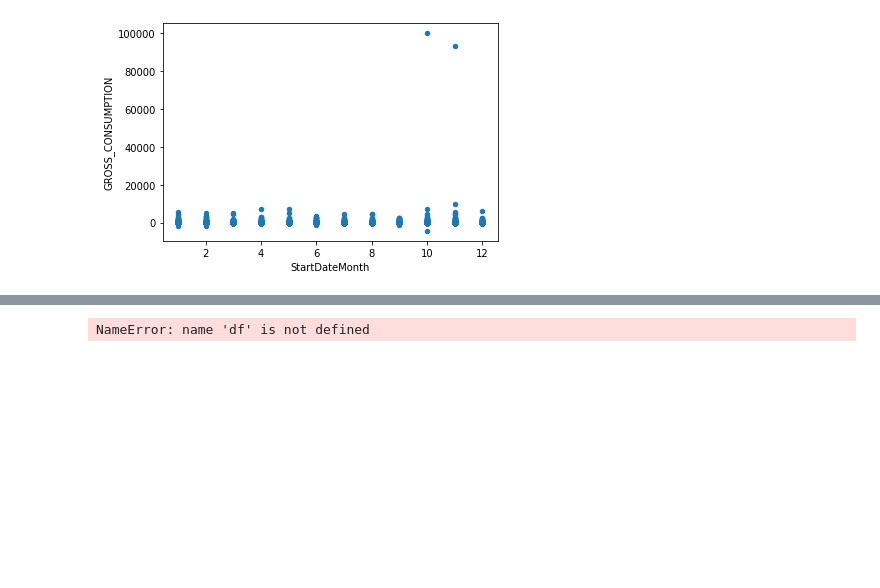
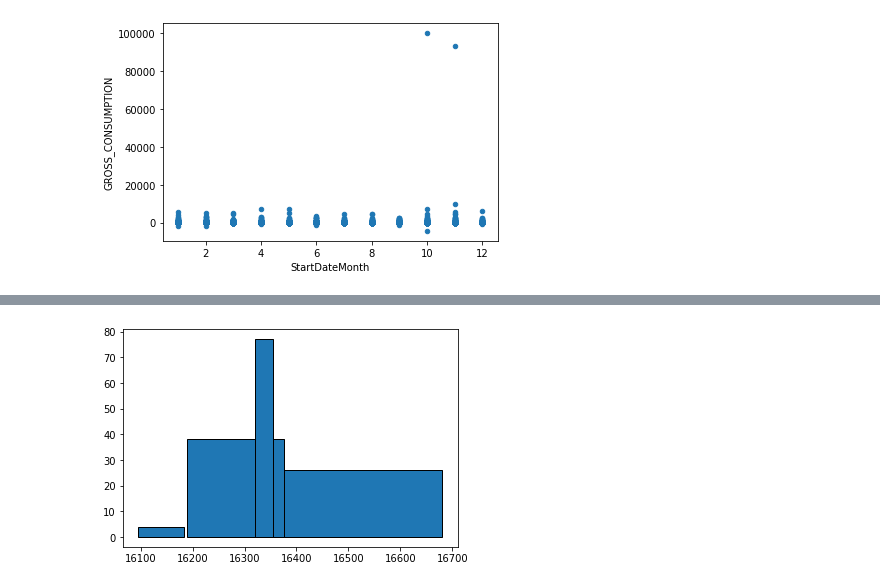
Before and after one commit to wiem-azzabi/Smart_Meter, a Jupyter notebook: synthetic-data.ipynb, the cells around one changed output, grey strips where cells are left out. Cells and saved outputs as stored; diff of their text form; code cells hidden in the pictures; blank space fills up the shorter version.

Commit message:
Kaggle Notebook | synthetic data | Version 5

```diff
--- a/synthetic-data.ipynb
+++ b/synthetic-data.ipynb
@@ -271,8 +280,13 @@ import datetime
 # datem = datetime.datetime.strptime(df["READING_START_DATE"], "%Y-%m-%d %H:%M")
 # datem.month
 df4 = pd.DataFrame({'StartDateMonth': df["READING_START_DATE"]})
-df4['StartDateMonth'] = pd.to_datetime(df4['StartDateMonth']).dt.month
+df4['StartDateMonth'] = pd.to_datetime(df4['StartDateMonth']).dt.strftime('%m/%Y')
 df["StartDateMonth"] = df4
 df5 = pd.DataFrame({'EndDateMonth': df["READING_END_DATE"]})
-df5['EndDateMonth'] = pd.to_datetime(df5['EndDateMonth']).dt.month
+df5['EndDateMonth'] = pd.to_datetime(df5['EndDateMonth']).dt.strftime('%m/%Y')
 df["EndDateMonth"] = df5
+# %%
+df["READING_START_DATE"]=pd.to_datetime(df["READING_START_DATE"])
+df["READING_END_DATE"]=pd.to_datetime(df["READING_END_DATE"])
+
+df.head()
@@ -287,14 +313,12 @@ NameError: name 'df' is not defined
 # %%
 
 import matplotlib.pyplot as plt
 import pandas as pd
-df3 = pd.DataFrame({"begin": df["StartDateMonth"], "end" : df["EndDateMonth"]})
+df3 = pd.DataFrame({"begin": df["READING_START_DATE"], "end" : df["READING_END_DATE"], "val" : df["GROSS_CONSUMPTION"]}).head()
 fig, ax = plt.subplots()
-for x_1 , x_2 in zip(df3['begin'].values ,df3['end'].values):
-    ax.add_patch(plt.Rectangle((x_1,0),x_2-x_1,0.5))
-
+for x_1 , x_2 , x_3 in zip(df3['begin'].values ,df3['end'].values,df3['val'].values):
+    ax.add_patch(plt.Rectangle((x_1,0),x_2-x_1,x_3,edgecolor="black"))
 ax.autoscale()
-ax.set_ylim(-2,2)
 plt.show()
 # %% [output]
-NameError: name 'df' is not defined
+[figure, added]
```
Also changed, not shown: parts of 8 cells of this notebook.
